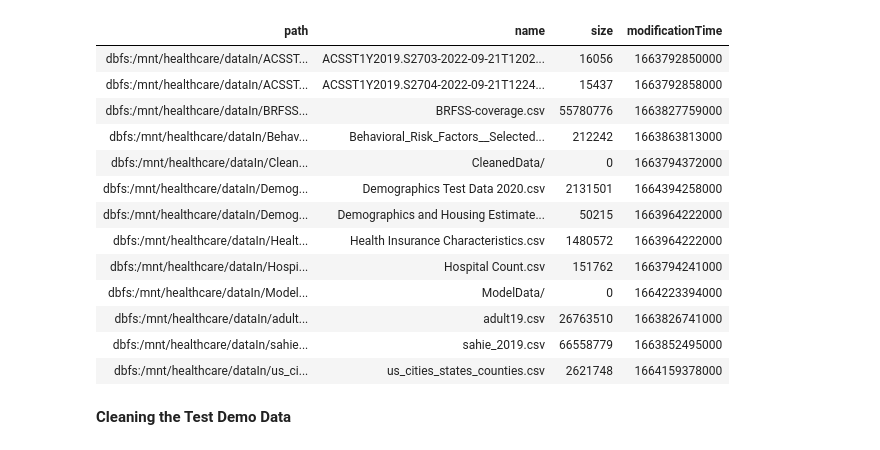
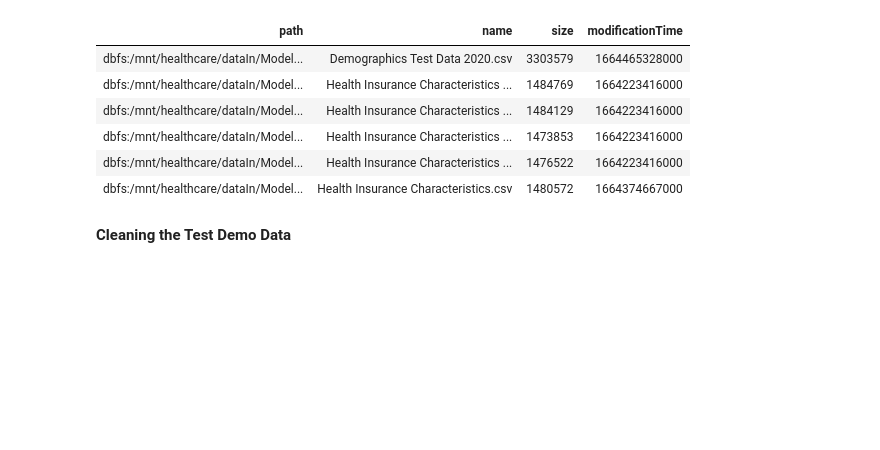
Before and after one commit to kylee-lapierre/capstone-healthcare, a Jupyter notebook: code/Dataset Cleaning.ipynb, the cells around one changed output. Cells and saved outputs as stored; diff of their text form; code cells hidden in the pictures; blank space fills up the shorter version.

```diff
--- a/code/Dataset Cleaning.ipynb
+++ b/code/Dataset Cleaning.ipynb
@@ -43,19 +43,12 @@ Out[2]: True
 # %%
-display(dbutils.fs.ls("/mnt/healthcare/dataIn"))
+display(dbutils.fs.ls("/mnt/healthcare/dataIn/ModelData"))
 # %% [output]
 | path | name | size | modificationTime |
-| dbfs:/mnt/healthcare/dataIn/ACSST... | ACSST1Y2019.S2703-2022-09-21T1202... | 16056 | 1663792850000 |
-| dbfs:/mnt/healthcare/dataIn/ACSST... | ACSST1Y2019.S2704-2022-09-21T1224... | 15437 | 1663792858000 |
-| dbfs:/mnt/healthcare/dataIn/BRFSS... | BRFSS-coverage.csv | 55780776 | 1663827759000 |
-| dbfs:/mnt/healthcare/dataIn/Behav... | Behavioral_Risk_Factors__Selected... | 212242 | 1663863813000 |
-| dbfs:/mnt/healthcare/dataIn/Clean... | CleanedData/ | 0 | 1663794372000 |
-| dbfs:/mnt/healthcare/dataIn/Demog... | Demographics Test Data 2020.csv | 2131501 | 1664394258000 |
-| dbfs:/mnt/healthcare/dataIn/Demog... | Demographics and Housing Estimate... | 50215 | 1663964222000 |
-| dbfs:/mnt/healthcare/dataIn/Healt... | Health Insurance Characteristics.csv | 1480572 | 1663964222000 |
-| dbfs:/mnt/healthcare/dataIn/Hospi... | Hospital Count.csv | 151762 | 1663794241000 |
-| dbfs:/mnt/healthcare/dataIn/Model... | ModelData/ | 0 | 1664223394000 |
-| dbfs:/mnt/healthcare/dataIn/adult... | adult19.csv | 26763510 | 1663826741000 |
-| dbfs:/mnt/healthcare/dataIn/sahie... | sahie_2019.csv | 66558779 | 1663852495000 |
-| dbfs:/mnt/healthcare/dataIn/us_ci... | us_cities_states_counties.csv | 2621748 | 1664159378000 |
+| dbfs:/mnt/healthcare/dataIn/Model... | Demographics Test Data 2020.csv | 3303579 | 1664465328000 |
+| dbfs:/mnt/healthcare/dataIn/Model... | Health Insurance Characteristics ... | 1484769 | 1664223416000 |
+| dbfs:/mnt/healthcare/dataIn/Model... | Health Insurance Characteristics ... | 1484129 | 1664223416000 |
+| dbfs:/mnt/healthcare/dataIn/Model... | Health Insurance Characteristics ... | 1473853 | 1664223416000 |
+| dbfs:/mnt/healthcare/dataIn/Model... | Health Insurance Characteristics ... | 1476522 | 1664223416000 |
+| dbfs:/mnt/healthcare/dataIn/Model... | Health Insurance Characteristics.csv | 1480572 | 1664374667000 |
 # %% [markdown]
 **Cleaning the Test Demo Data**
```
Also changed, not shown: parts of 5 cells of this notebook, 1 other file.
